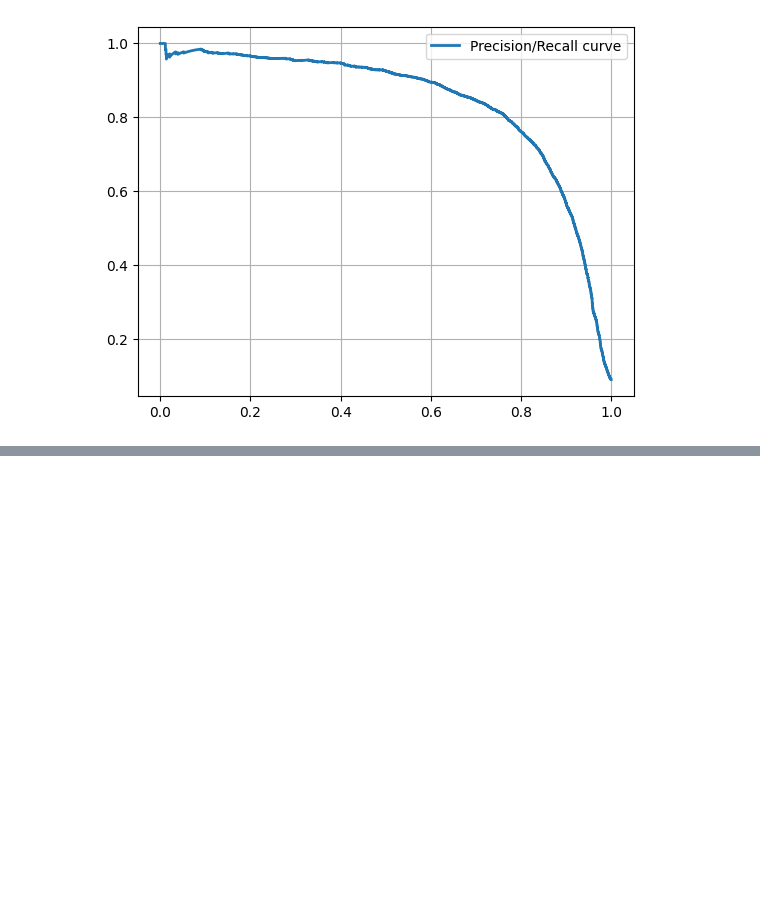
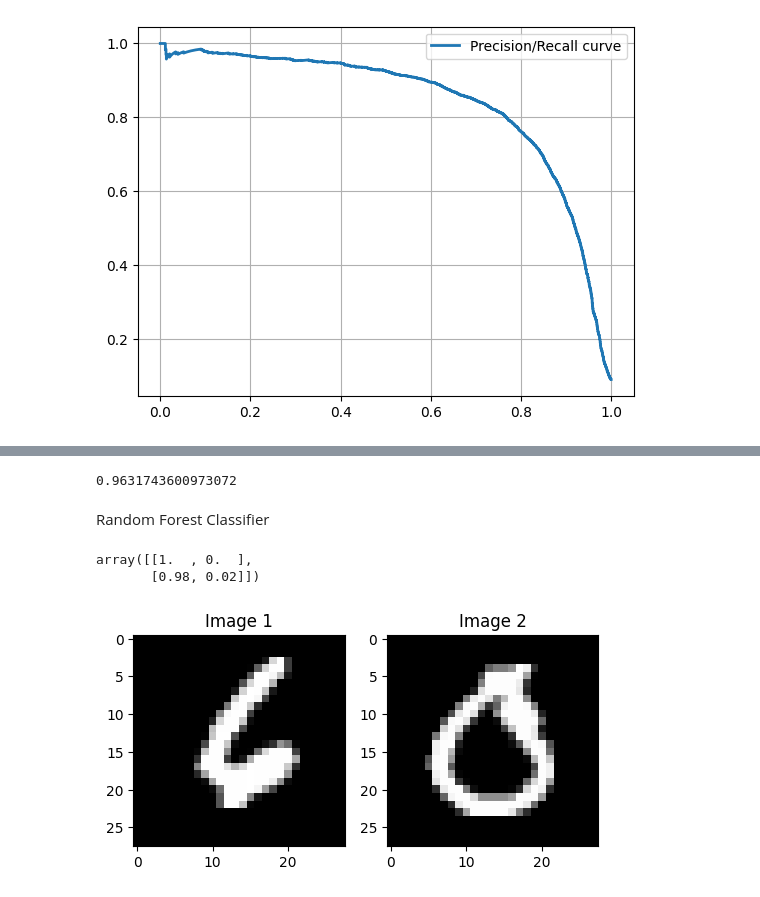
Before and after one commit to xKomil/DataScienceSummerStudy, a Jupyter notebook: _machine_learning/_fundamentals/3/3.ipynb, the cells around one changed output, grey strips where cells are left out. Saved outputs shown, nothing was run; the diff lists cells and outputs as text; code cells hidden in the pictures; blank space fills up the shorter version.

```diff
--- a/_machine_learning/_fundamentals/3/3.ipynb
+++ b/_machine_learning/_fundamentals/3/3.ipynb
@@ -208,0 +248,8 @@ plt.show()
+# %%
+from sklearn.metrics import roc_auc_score
+
+roc_auc_score(y_train_5, y_scores)
+# %% [output]
+0.9631743600973072
+# %% [markdown]
+Random Forest Classifier
@@ -208,0 +262,20 @@ plt.show()
+# %%
+y_prob_forest[:2]
+# %% [output]
+array([[1.  , 0.  ],
+       [0.98, 0.02]])
+# %%
+image_1 = X_train[0].reshape(28,28)
+image_2 = X_train[1].reshape(28,28)
+
+plt.figure(figsize=(6,3))
+plt.subplot(1,2,1)
+plt.imshow(image_1, cmap='gray')
+plt.title('Image 1')
+
+plt.subplot(1,2,2)
+plt.imshow(image_2, cmap='gray')
+plt.title('Image 2')
+plt.show()
+# %% [output]
+[figure, added]
```
Also changed, not shown: parts of 13 cells of this notebook, 1 other file.
